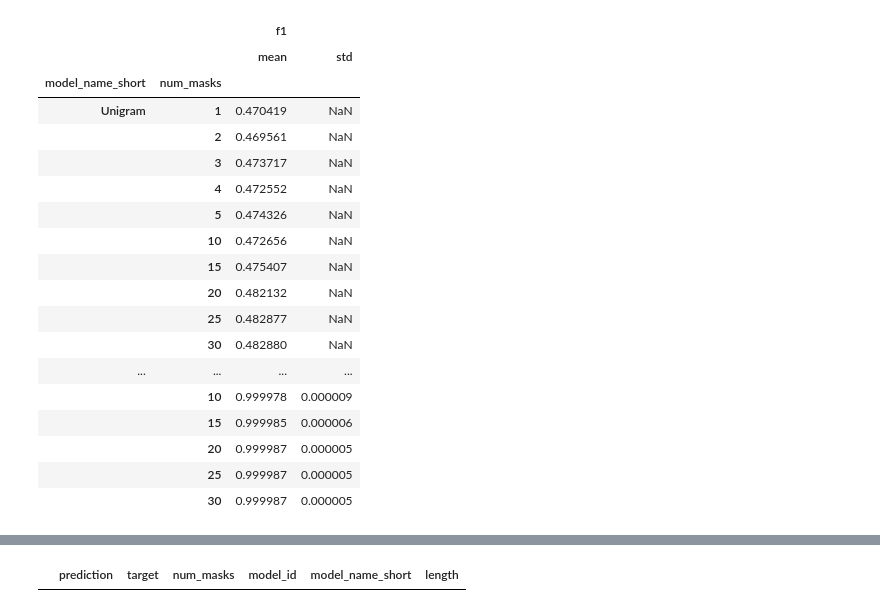
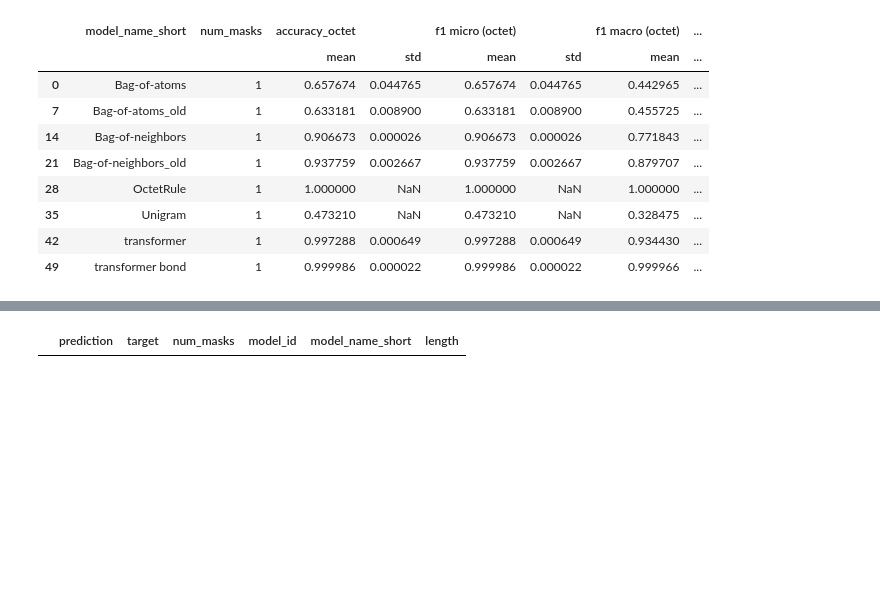
Before and after one commit to jeppe742/language_of_molecules, a Jupyter notebook: Showcase.ipynb, the cells around one changed output, grey strips where cells are left out. Drawn from its saved outputs; the diff is of its cells as text; code cells hidden in the pictures; blank space fills up the shorter version.

```diff
--- a/Showcase.ipynb
+++ b/Showcase.ipynb
@@ -156,24 +105,16 @@ results_df_mask2
-# %%
-results_df_mask
-# %% [output]
-|  |  | f1 |  |
-|  |  | mean | std |
-| model_name_short | num_masks |  |  |
-| Unigram | 1 | 0.470419 | NaN |
-|  | 2 | 0.469561 | NaN |
-|  | 3 | 0.473717 | NaN |
-|  | 4 | 0.472552 | NaN |
-|  | 5 | 0.474326 | NaN |
-|  | 10 | 0.472656 | NaN |
-|  | 15 | 0.475407 | NaN |
-|  | 20 | 0.482132 | NaN |
-|  | 25 | 0.482877 | NaN |
-|  | 30 | 0.482880 | NaN |
-| ... | ... | ... | ... |
-|  | 10 | 0.999978 | 0.000009 |
-|  | 15 | 0.999985 | 0.000006 |
-|  | 20 | 0.999987 | 0.000005 |
-|  | 25 | 0.999987 | 0.000005 |
-|  | 30 | 0.999987 | 0.000005 |
+# %%
+results_mask2 = results_mask.groupby(['model_name_short', 'num_masks']).agg(['mean','std'])[['accuracy_octet','f1 micro (octet)','f1 macro (octet)','pp']]
+results_mask2.reset_index()[results_mask2.reset_index().num_masks==1]
+# %% [output]
+|  | model_name_short | num_masks | accuracy_octet |  | f1 micro (octet) |  | f1 macro (octet) | ... |
+|  |  |  | mean | std | mean | std | mean | ... |
+| 0 | Bag-of-atoms | 1 | 0.657674 | 0.044765 | 0.657674 | 0.044765 | 0.442965 | ... |
+| 7 | Bag-of-atoms_old | 1 | 0.633181 | 0.008900 | 0.633181 | 0.008900 | 0.455725 | ... |
+| 14 | Bag-of-neighbors | 1 | 0.906673 | 0.000026 | 0.906673 | 0.000026 | 0.771843 | ... |
+| 21 | Bag-of-neighbors_old | 1 | 0.937759 | 0.002667 | 0.937759 | 0.002667 | 0.879707 | ... |
+| 28 | OctetRule | 1 | 1.000000 | NaN | 1.000000 | NaN | 1.000000 | ... |
+| 35 | Unigram | 1 | 0.473210 | NaN | 0.473210 | NaN | 0.328475 | ... |
+| 42 | transformer | 1 | 0.997288 | 0.000649 | 0.997288 | 0.000649 | 0.934430 | ... |
+| 49 | transformer bond | 1 | 0.999986 | 0.000022 | 0.999986 | 0.000022 | 0.999966 | ... |
 # %%
 fig, (ax, ax2) = plt.subplots(2,1, sharex=True, figsize=(6,5), gridspec_kw={'height_ratios':[1,2]})
```
Also changed, not shown: parts of 12 cells of this notebook, 5 other files.
